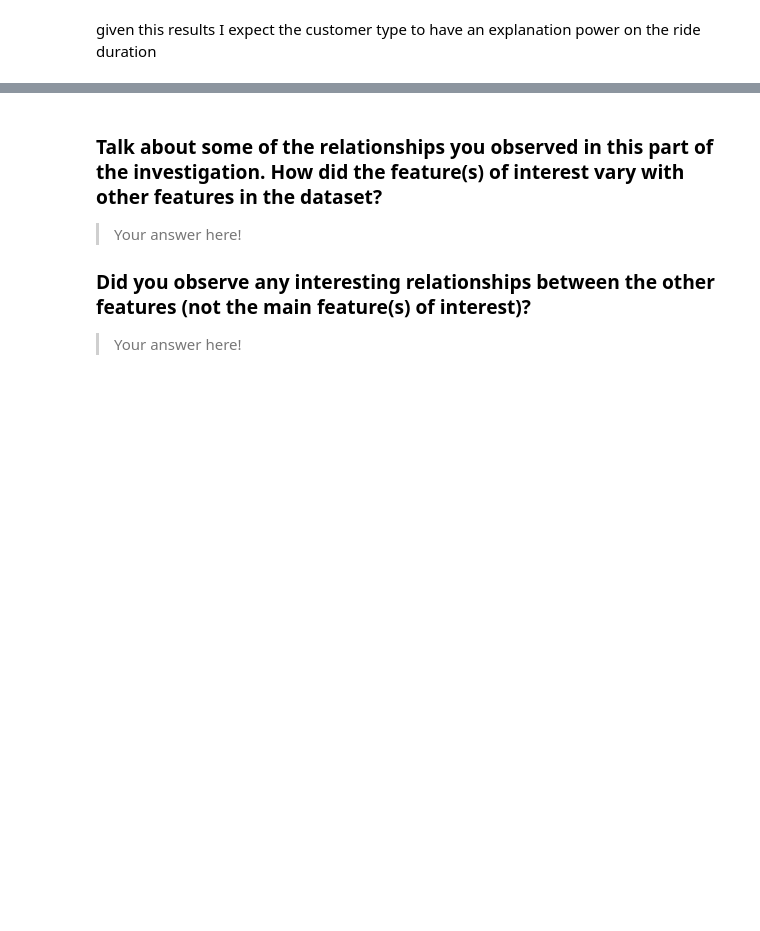
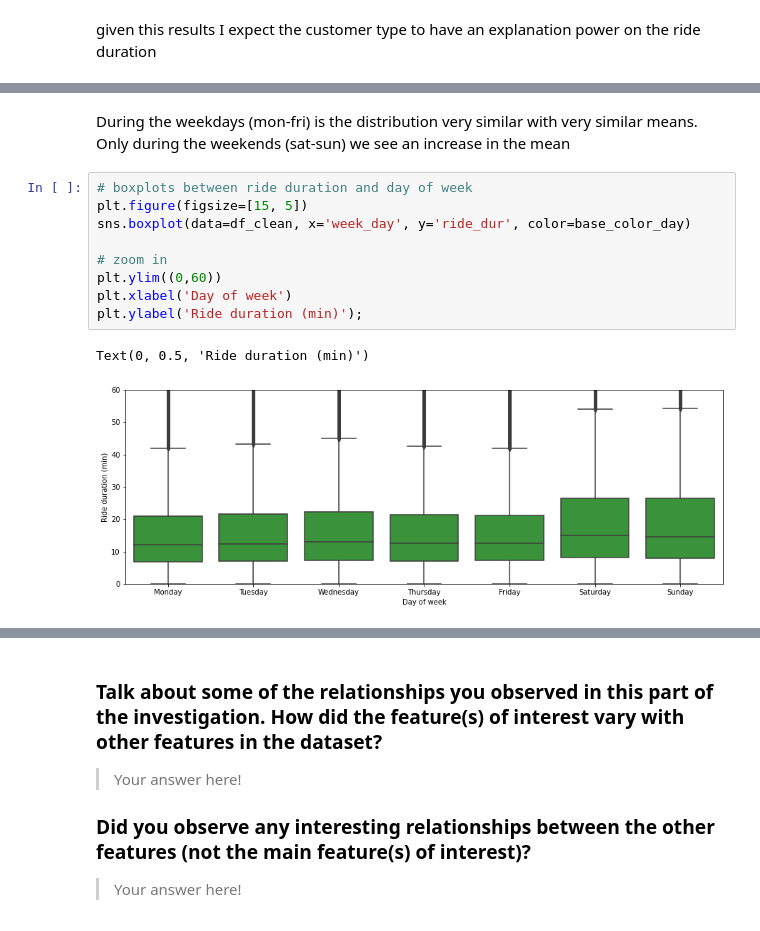
Before and after one commit to JuanGarcia10/data-visualization-lyft-bikes, a Jupyter notebook: Exploring_Lyft-Bikes_dataset.ipynb, the cells around one changed output, grey strips where cells are left out. Saved outputs shown, nothing was run; the diff lists cells and outputs as text; blank space fills up the shorter version.

```diff
--- a/Exploring_Lyft-Bikes_dataset.ipynb
+++ b/Exploring_Lyft-Bikes_dataset.ipynb
@@ -364,0 +370,14 @@ fashion in the previous section (univariate exploration).
+# %% [markdown]
+During the weekdays (mon-fri) is the distribution very similar with very similar means. Only during the weekends (sat-sun) we see an increase in the mean
+# %%
+# boxplots between ride duration and day of week
+plt.figure(figsize=[15, 5])
+sns.boxplot(data=df_clean, x='week_day', y='ride_dur', color=base_color_day)
+
+# zoom in
+plt.ylim((0,60))
+plt.xlabel('Day of week')
+plt.ylabel('Ride duration (min)');
+# %% [output]
+Text(0, 0.5, 'Ride duration (min)')
+[figure, added]
```
Also changed, not shown: parts of 13 cells of this notebook.
